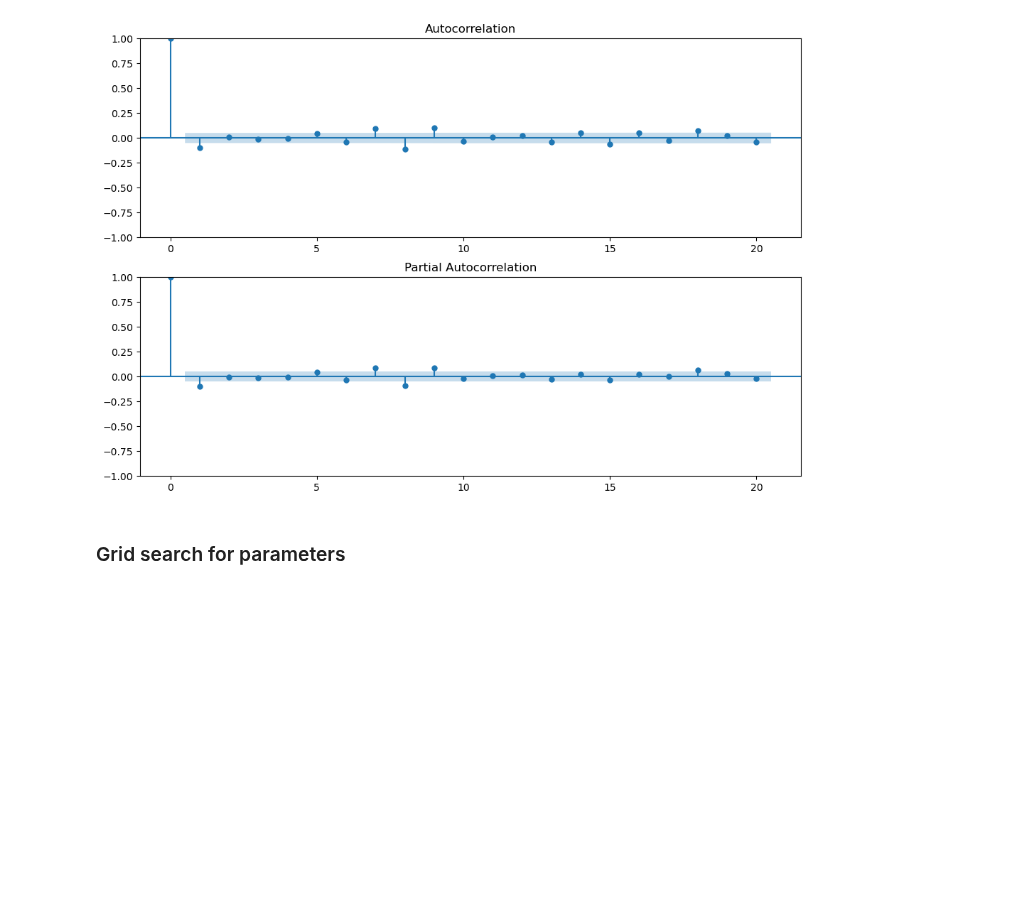
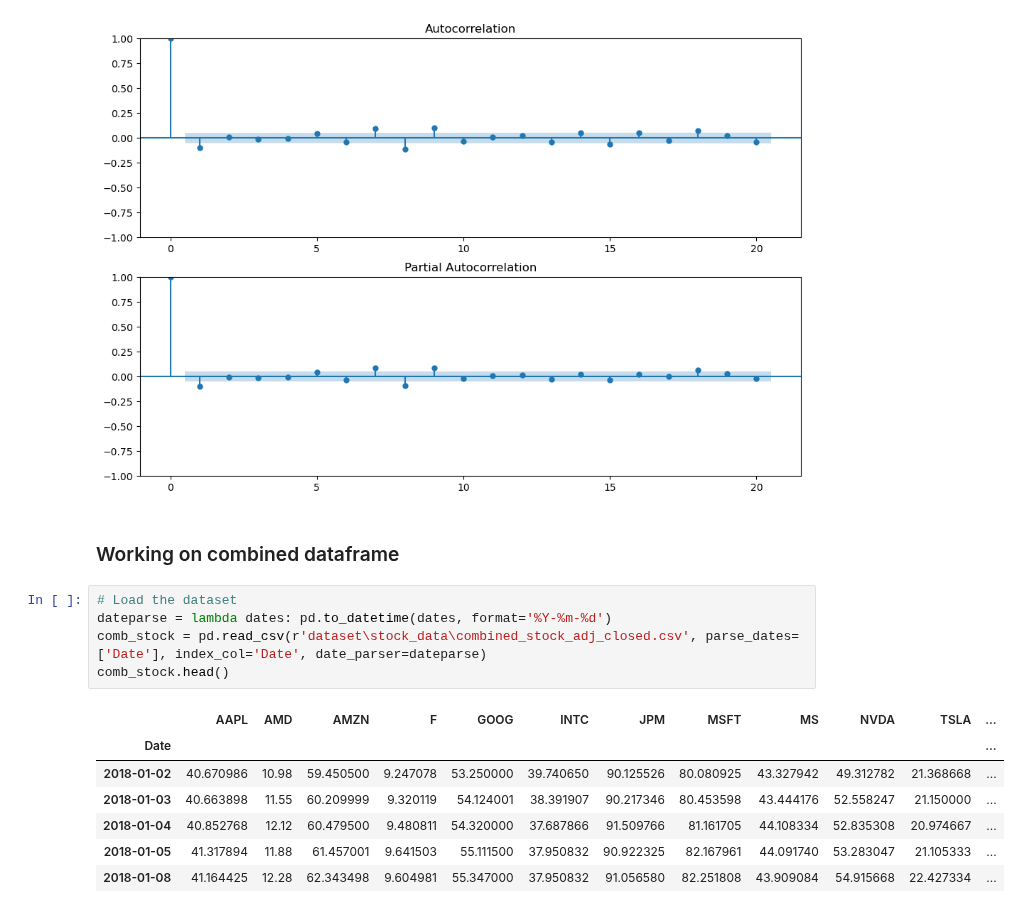
Before and after one commit to dwu359/ml-portfolio-optimization, a Jupyter notebook: portfolio_optimization.ipynb, the cells around one changed output. Cells and saved outputs as stored; diff of their text form; blank space fills up the shorter version.

Commit message:
updated combined csvs

```diff
--- a/portfolio_optimization.ipynb
+++ b/portfolio_optimization.ipynb
@@ -271,4 +271,17 @@ arima.acf_pacf_plots(diff_data)
 # %% [output]
 [figure]
 # %% [markdown]
-### Grid search for parameters
+### Working on combined dataframe
+# %%
+# Load the dataset
+dateparse = lambda dates: pd.to_datetime(dates, format='%Y-%m-%d')
+comb_stock = pd.read_csv(r'dataset\stock_data\combined_stock_adj_closed.csv', parse_dates=['Date'], index_col='Date', date_parser=dateparse)
+comb_stock.head()
+# %% [output]
+|  | AAPL | AMD | AMZN | F | GOOG | INTC | JPM | MSFT | MS | NVDA | TSLA | ... |
+| Date |  |  |  |  |  |  |  |  |  |  |  | ... |
+| 2018-01-02 | 40.670986 | 10.98 | 59.450500 | 9.247078 | 53.250000 | 39.740650 | 90.125526 | 80.080925 | 43.327942 | 49.312782 | 21.368668 | ... |
+| 2018-01-03 | 40.663898 | 11.55 | 60.209999 | 9.320119 | 54.124001 | 38.391907 | 90.217346 | 80.453598 | 43.444176 | 52.558247 | 21.150000 | ... |
+| 2018-01-04 | 40.852768 | 12.12 | 60.479500 | 9.480811 | 54.320000 | 37.687866 | 91.509766 | 81.161705 | 44.108334 | 52.835308 | 20.974667 | ... |
+| 2018-01-05 | 41.317894 | 11.88 | 61.457001 | 9.641503 | 55.111500 | 37.950832 | 90.922325 | 82.167961 | 44.091740 | 53.283047 | 21.105333 | ... |
+| 2018-01-08 | 41.164425 | 12.28 | 62.343498 | 9.604981 | 55.347000 | 37.950832 | 91.056580 | 82.251808 | 43.909084 | 54.915668 | 22.427334 | ... |
```
Also changed, not shown: parts of 4 cells of this notebook, 2 other files.
